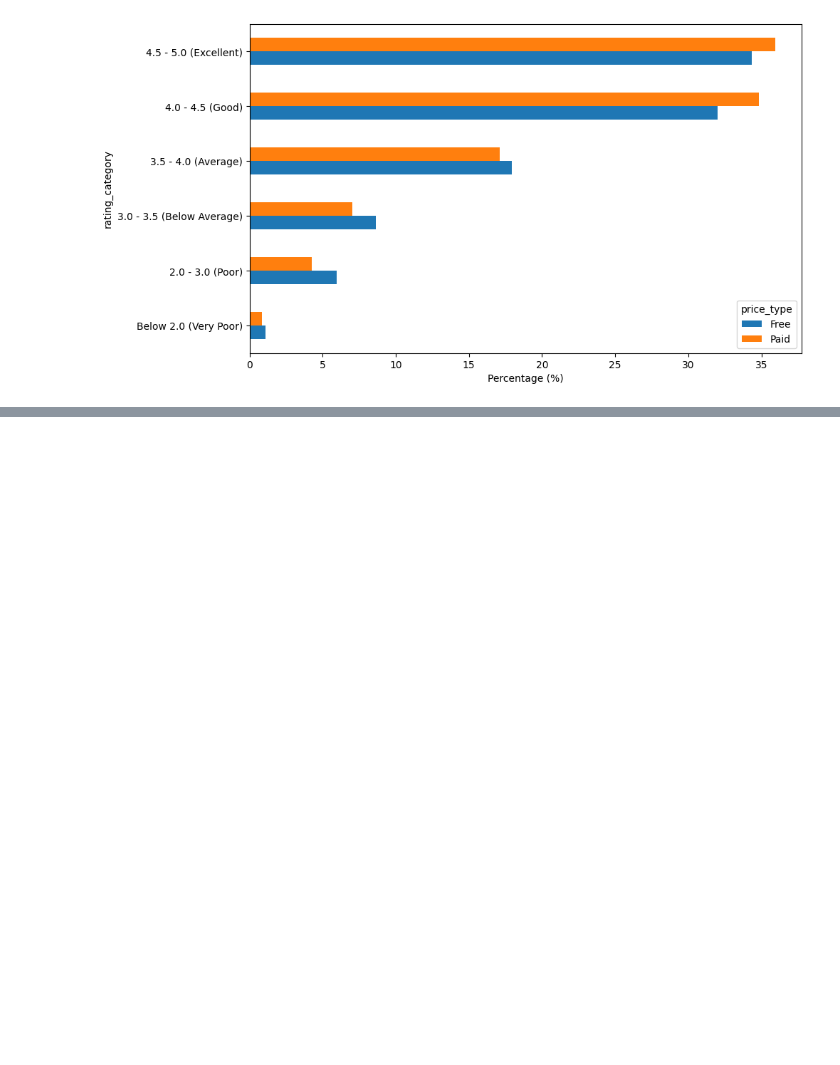
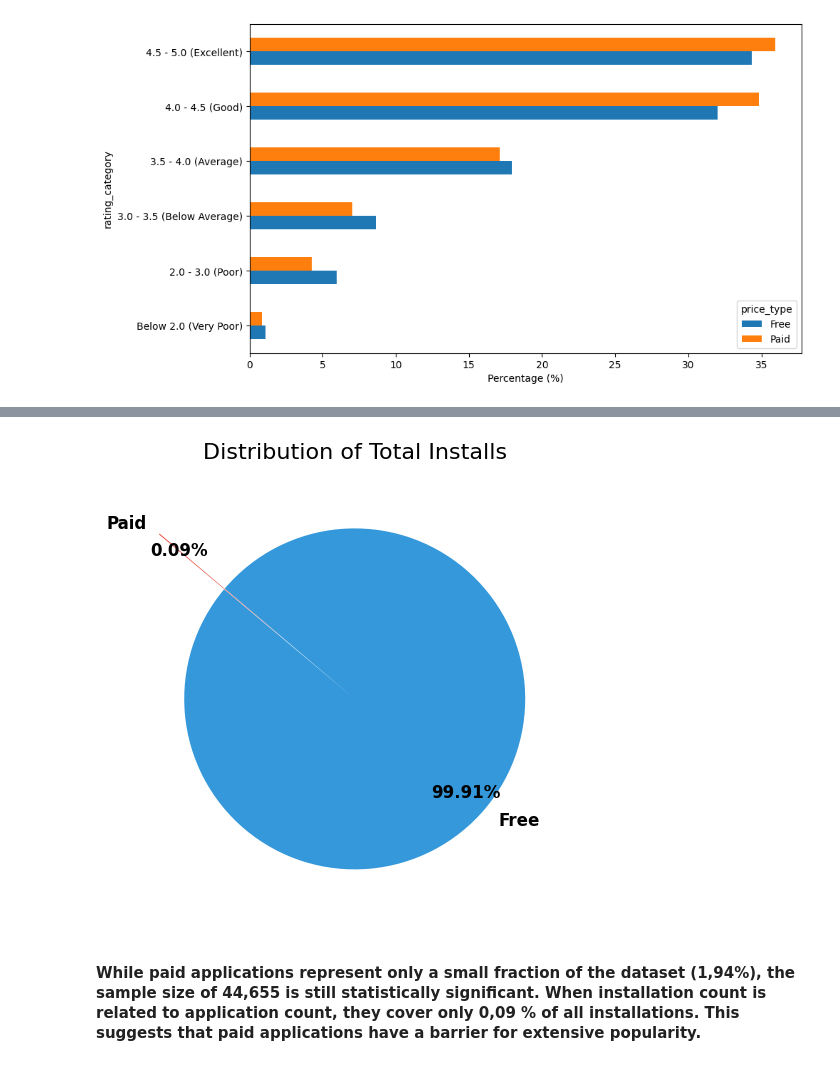
Before and after one commit to LottaSofiaK/Group22, a Jupyter notebook: Group_22_analysis_and_visualization.ipynb, the cells around one changed output, grey strips where cells are left out. Cells and saved outputs as stored; diff of their text form; code cells hidden in the pictures; blank space fills up the shorter version.

Commit message:
Analysis on amount of installations
Compared installation amounts between free and paid apps

```diff
--- a/Group_22_analysis_and_visualization.ipynb
+++ b/Group_22_analysis_and_visualization.ipynb
@@ -412,0 +463,30 @@ plt.show()
+# %%
+import matplotlib.pyplot as plt
+import pandas as pd
+
+# Data from results
+labels = ['Free', 'Paid']
+sizes = [99.91, 0.09]
+colors = ['#3498db', '#e74c3c']
+explode = (0, 0.5)
+
+# Creating pie chart
+fig, ax = plt.subplots(figsize=(8, 5))
+wedges, texts, autotexts = ax.pie(
+    sizes,
+    explode=explode,
+    labels=labels,
+    autopct='%1.2f%%',
+    startangle=140,
+    colors=colors,
+    pctdistance=0.85,
+    textprops={'fontsize': 12, 'weight': 'bold'}
+)
+
+ax.set_title('Distribution of Total Installs', fontsize=16, pad=20)
+
+plt.tight_layout()
+# %% [output]
+[figure, added]
+# %% [markdown]
+#### While paid applications represent only a small fraction of the dataset (1,94%), the sample size of 44,655 is still statistically significant. When installation count is related to application count, they cover only 0,09 % of all installations. This suggests that paid applications have a barrier for extensive popularity.
```
Also changed, not shown: parts of 4 cells of this notebook.
